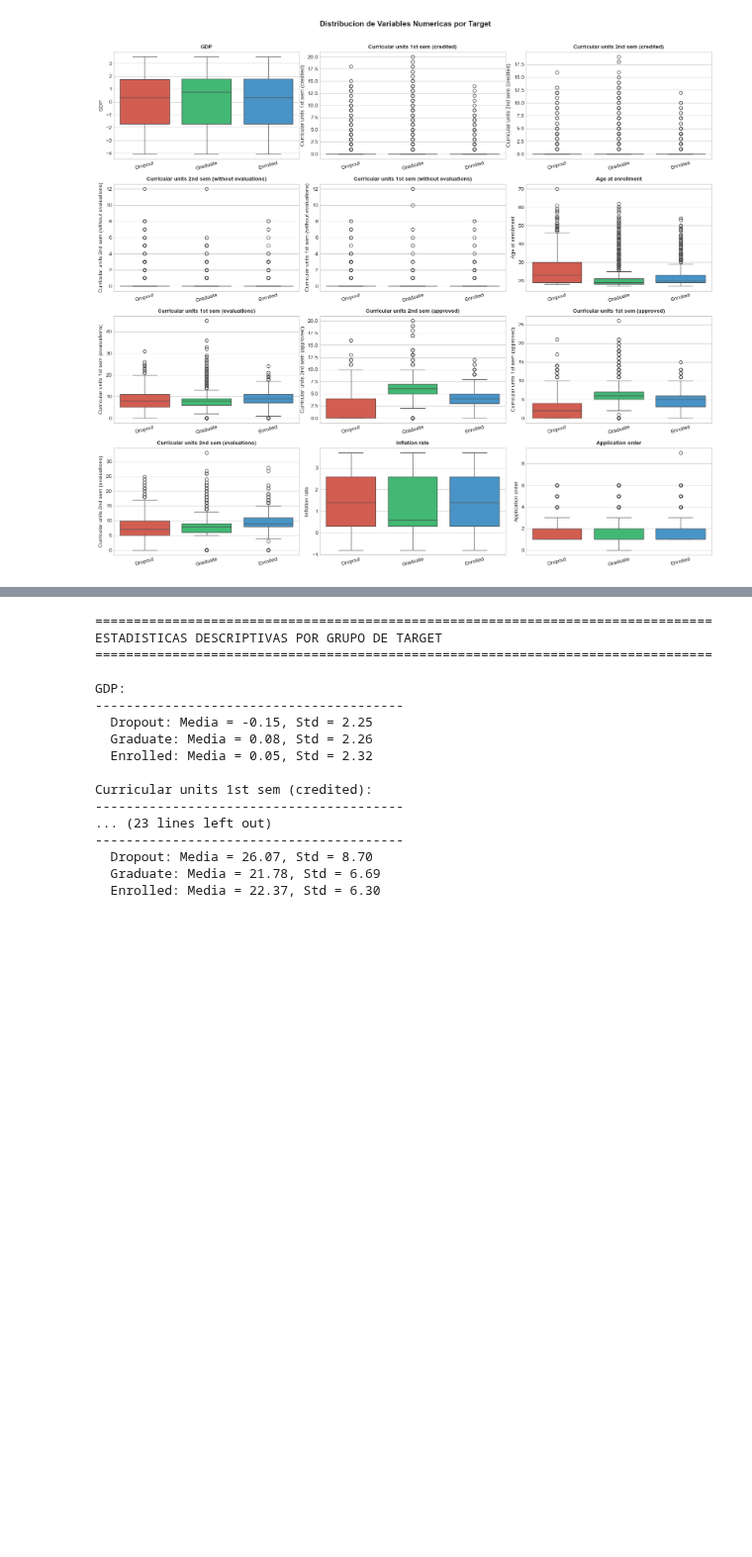
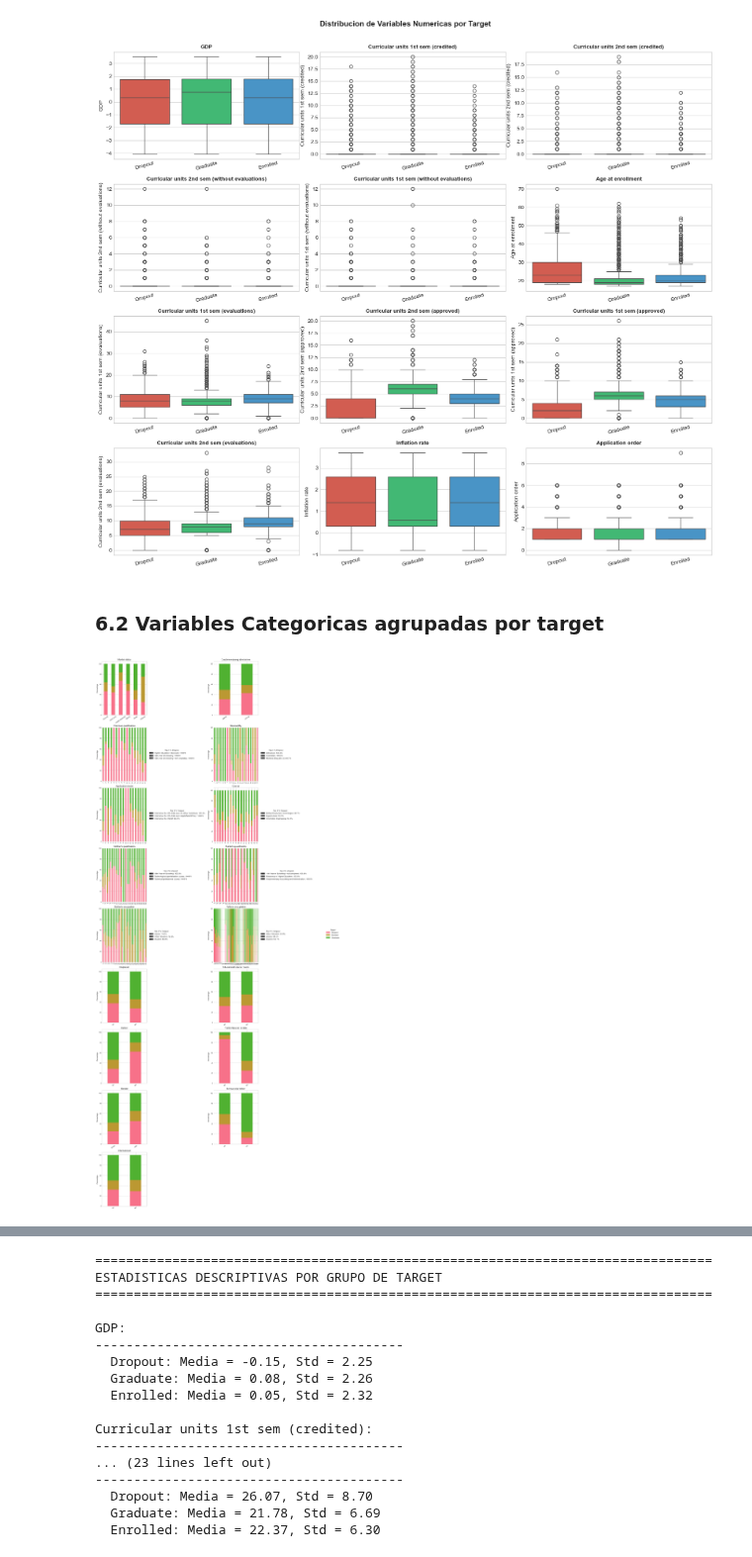
Before and after one commit to oscarmejias/Microproyecto-1, a Jupyter notebook: notebooks/eda_dropout_students.ipynb, the cells around one changed output, grey strips where cells are left out. Shown at 99% size. Cells and saved outputs as stored; diff of their text form; code cells hidden in the pictures; blank space fills up the shorter version.

Commit message:
add missing Descriptions to dictionary and extra plot for grouped analysis (#2)
* add missing Descriptions to dictionary and extra plot for grouped analysis

```diff
--- a/notebooks/eda_dropout_students.ipynb
+++ b/notebooks/eda_dropout_students.ipynb
@@ -584,4 +584,79 @@ else:
     print("Variable Target no encontrada")
 # %% [output]
 [figure]
+# %% [markdown]
+### 6.2 Variables Categoricas agrupadas por target
+# %%
+import textwrap
+from matplotlib.patches import Patch
+
+def plot_stacked_bars_grid(df, cat_cols, target_col="Target", normalize=True, ncols=2, mapping=None):
+
+    n = len(cat_cols)
+    nrows = math.ceil(n / ncols)
+    fig, axes = plt.subplots(nrows, ncols, figsize=(8*ncols, 4.5*nrows), constrained_layout=True)
+    axes = axes.flatten()
+    fig.subplots_adjust(right=0.8)  # más espacio para barras
+
+
+    dropout_value = "Dropout"
+
+    for i, col in enumerate(cat_cols):
+        s_raw = df[col]
+        unique_count = s_raw.nunique(dropna=False)
+
+        # Mapea etiquetas solo si <=10 categorías
+        if mapping and col in mapping and unique_count <= 10:
+            s_plot = s_raw.map(mapping[col])
+        else:
+            s_plot = s_raw
+
+        ct = pd.crosstab(s_plot, df[target_col])
+        if normalize:
+            ct = ct.div(ct.sum(axis=1), axis=0) * 100
+
+        ct.plot(kind="bar", stacked=True, ax=axes[i], legend=False)
+        axes[i].set_title(col)
+        axes[i].set_xlabel("")
+        axes[i].set_ylabel("Porcentaje" if normalize else "Conteo")
+
+        axes[i].tick_params(axis="x", labelrotation=35, labelsize=8)
+        axes[i].tick_params(axis="y", labelsize=8)
+        labels = [textwrap.fill(str(t), 12) for t in axes[i].get_xticklabels()]
+        plt.setp(axes[i].get_xticklabels(), rotation=35, fontsize=8)
+
+        # Leyenda solo si >10 categorías
+        if unique_count > 10:
+            ct_raw = pd.crosstab(s_raw, df[target_col])
+            if dropout_value in ct_raw.columns:
+                dropout_pct = (ct_raw[dropout_value] / ct_raw.sum(axis=1) * 100)\
+                                .sort_values(ascending=False).head(3)
+                legend_labels = []
+                for code, pct in dropout_pct.items():
+                    label = mapping.get(col, {}).get(code, str(code)) if mapping else str(code)
+                    legend_labels.append(f"{label}: {pct:.1f}%")
+
+                color = "#333333"  # el color que quieras
+                handles = [Patch(color=color, label=lbl) for lbl in legend_labels]
+
+                axes[i].legend(
+                    handles=handles,
+                    title="Top 3 % Dropout",
+                    loc="center left",
+                    bbox_to_anchor=(1.02, 0.5)
+                )
+
+    handles, labels = axes[0].get_legend_handles_labels()
+    if handles:
+        fig.legend(handles, labels, title=target_col, loc="center left", bbox_to_anchor=(1.05, 0.5))
+
+    for j in range(i+1, len(axes)):
+        axes[j].axis("off")
+
+    plt.show()
+
+# uso
+plot_stacked_bars_grid(df, real_categorical_cols, target_col="Target", normalize=True, ncols=2, mapping=mapping)
+# %% [output]
+[figure, added]
 # %% [markdown]
```
Also changed, not shown: parts of 3 cells of this notebook, 1 other file.
